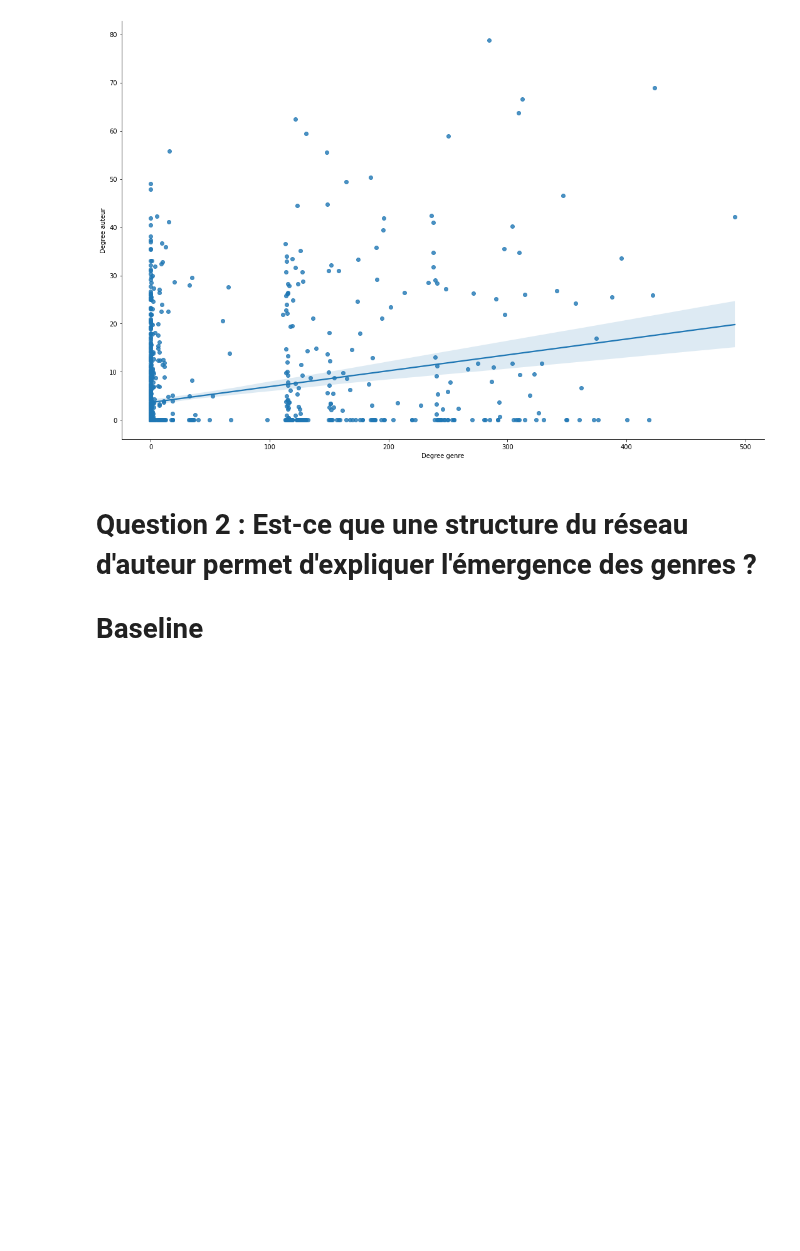
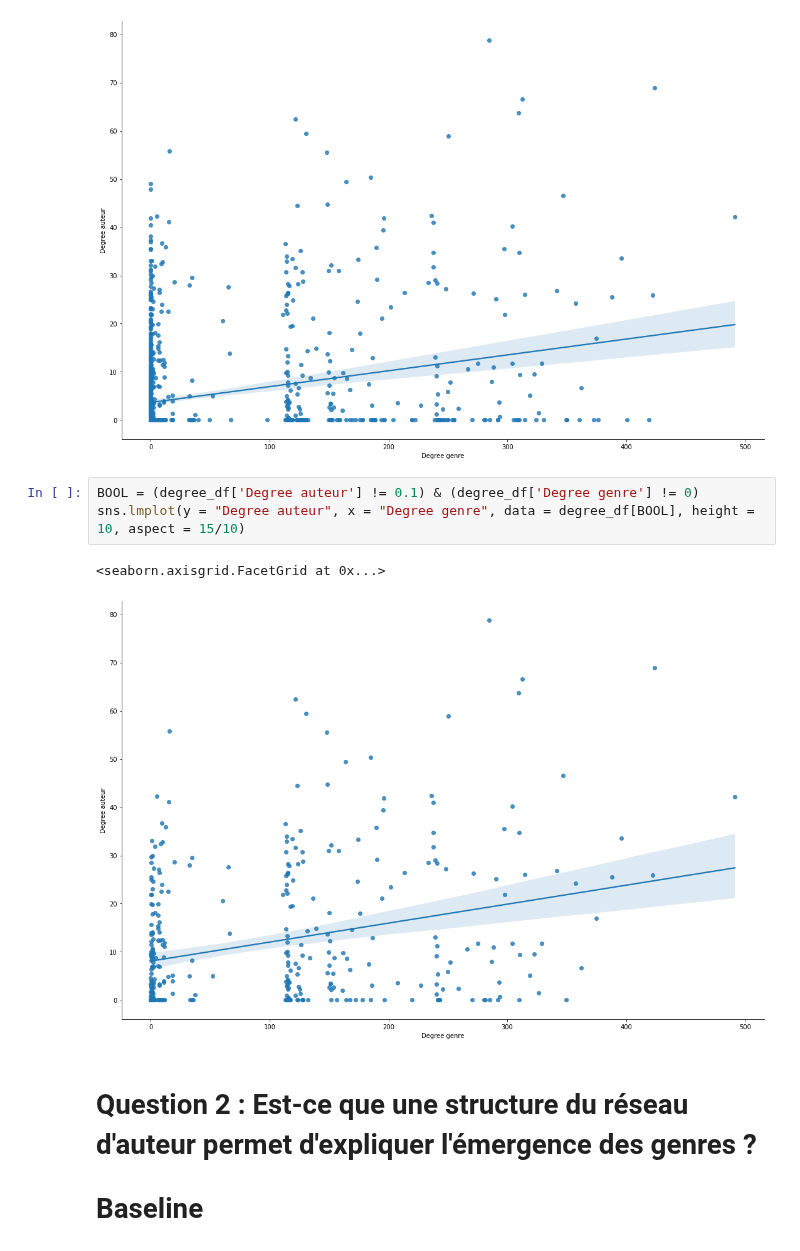
Before and after one commit to ChabiMax/author_network, a Jupyter notebook: Code/Question 2.ipynb, the cells around one changed output. Drawn from its saved outputs; the diff is of its cells as text; blank space fills up the shorter version.

```diff
--- a/Code/Question 2.ipynb
+++ b/Code/Question 2.ipynb
@@ -516,6 +516,12 @@ sns.lmplot(y = "Degree auteur", x = "Degree genre", data = degree_df, height = 1
 # %% [output]
 <seaborn.axisgrid.FacetGrid at 0x...>
 [figure]
+# %%
+BOOL = (degree_df['Degree auteur'] != 0.1) & (degree_df['Degree genre'] != 0)
+sns.lmplot(y = "Degree auteur", x = "Degree genre", data = degree_df[BOOL], height = 10, aspect = 15/10)
+# %% [output]
+<seaborn.axisgrid.FacetGrid at 0x...>
+[figure, added]
 # %% [markdown]
 # Question 2 : Est-ce que une structure du réseau d'auteur permet d'expliquer l'émergence des genres ?
 
```
